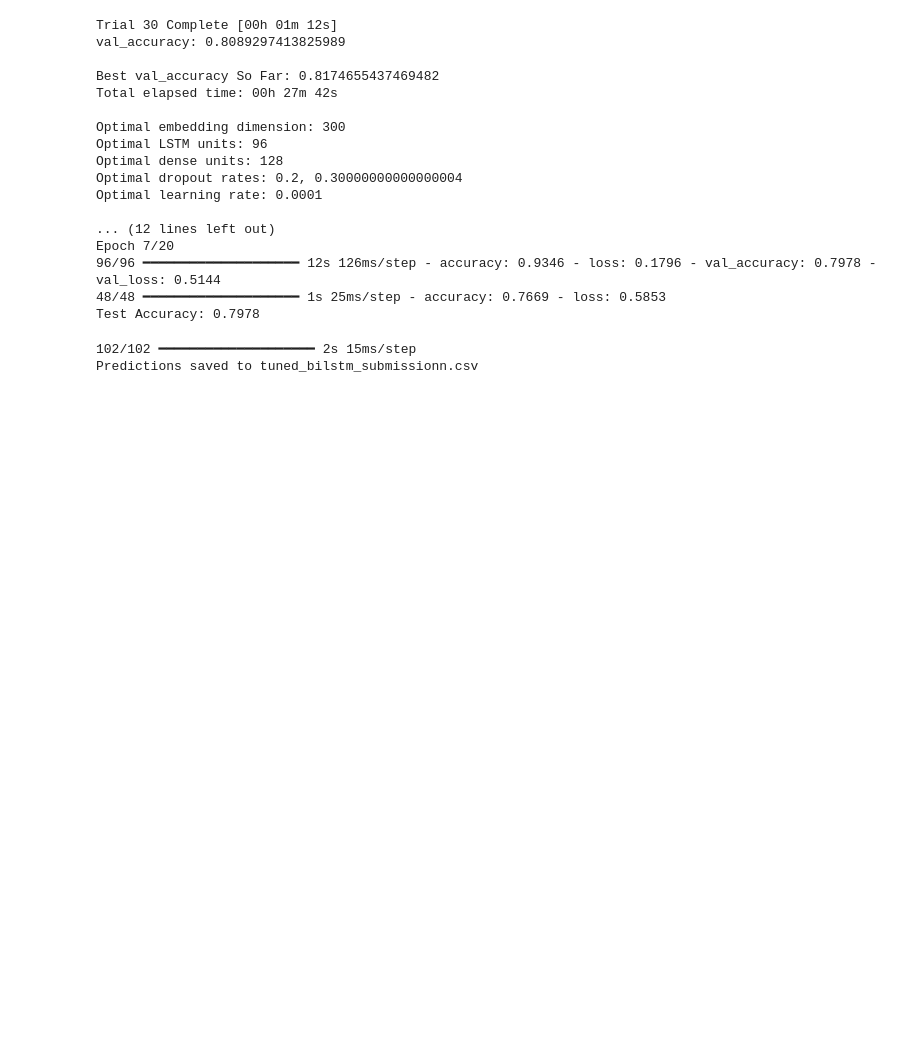
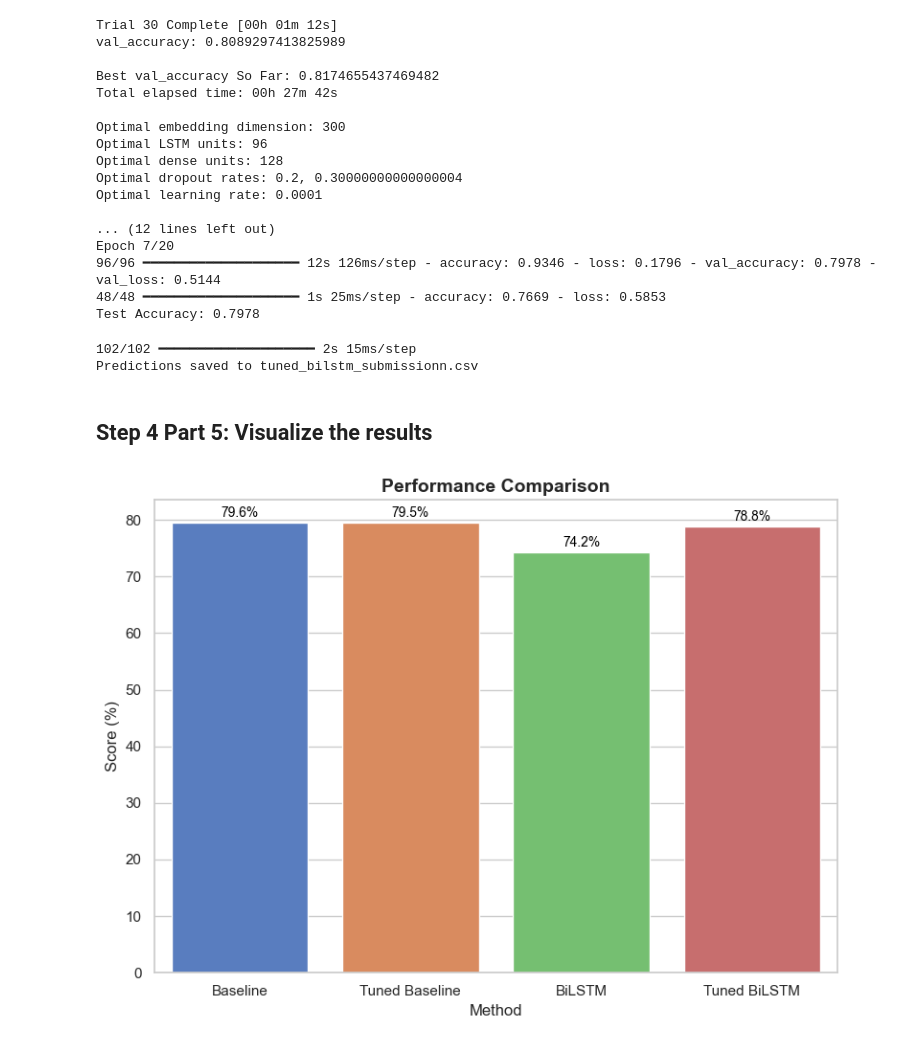
Before and after one commit to rakin23/deep-learning-week4, a Jupyter notebook: my-project.ipynb, the cells around one changed output. Saved outputs shown, nothing was run; the diff lists cells and outputs as text; code cells hidden in the pictures; blank space fills up the shorter version.

Commit message:
Added scores from Kaggle.

```diff
--- a/my-project.ipynb
+++ b/my-project.ipynb
@@ -897,6 +897,43 @@ test_model_with_bilstm(best_model, tokenizer, output_file_name='tuned_bilstm_sub
 # %% [output]
 102/102 ━━━━━━━━━━━━━━━━━━━━ 2s 15ms/step
 Predictions saved to tuned_bilstm_submissionn.csv
+# %% [markdown]
+## Step 4 Part 5: Visualize the results
+# %%
+scores = {
+    "Baseline": 79.558,
+    "Tuned Baseline": 79.466,
+    "BiLSTM": 74.226,
+    "Tuned BiLSTM": 78.823
+}
+
+methods = list(scores.keys())
+values = list(scores.values())
+
+sns.set_theme(style="whitegrid")
+plt.figure(figsize=(8, 6))
+bars = sns.barplot(x=methods, y=values, hue=methods, legend=False, palette="muted")
+
+for bar, value in zip(bars.patches, values):
+    plt.text(
+        bar.get_x() + bar.get_width() / 2,
+        bar.get_height() + 0.5,
+        f"{value:.1f}%",
+        ha='center',
+        va='bottom',
+        fontsize=10,
+        color='black'
+    )
+
+plt.title("Performance Comparison", fontsize=14, fontweight="bold")
+plt.xlabel("Method", fontsize=12)
+plt.ylabel("Score (%)", fontsize=12)
+
+# Adjust layout and show plot
+plt.tight_layout()
+plt.show()
+# %% [output]
+[figure, added]
 # %% [markdown]
 # Step 5: Conclusion
 
```
Also changed, not shown: parts of 1 cell of this notebook.
